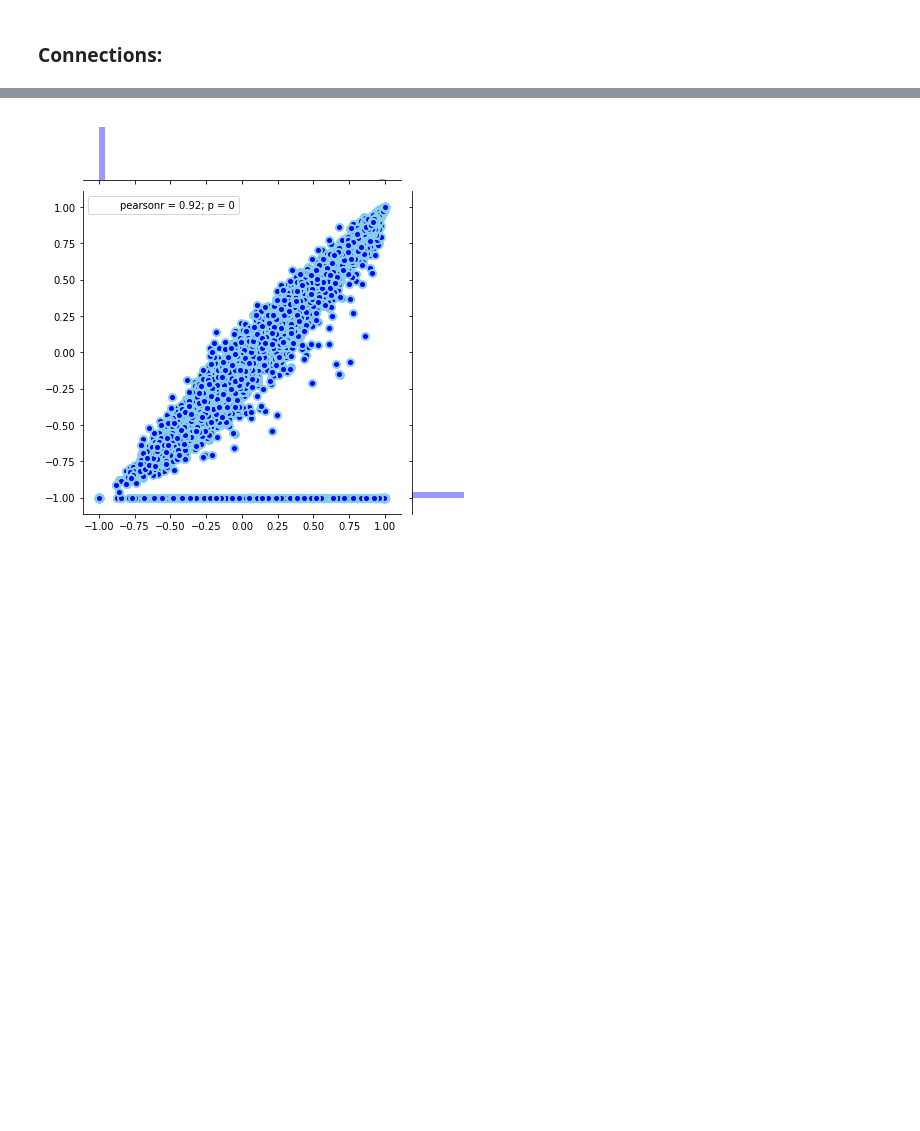
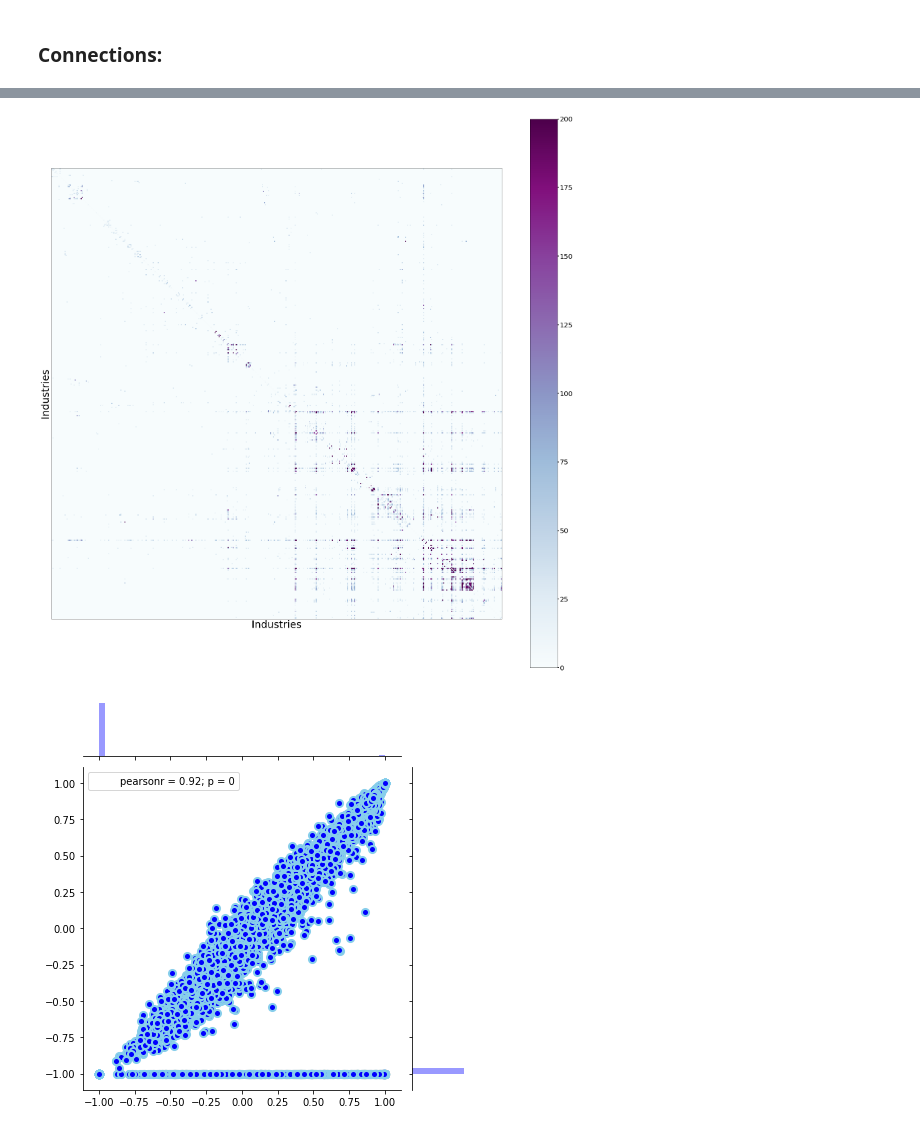
Before and after one commit to alan-turing-institute/KnowledgeFlows, a Jupyter notebook: python/labour_flows_matrix/notebook/analyse_matrix-2009-2018-reportFigures.ipynb, the cells around one changed output, grey strips where cells are left out. Saved outputs shown, nothing was run; the diff lists cells and outputs as text; code cells hidden in the pictures; blank space fills up the shorter version.

```diff
--- a/python/labour_flows_matrix/notebook/analyse_matrix-2009-2018-reportFigures.ipynb
+++ b/python/labour_flows_matrix/notebook/analyse_matrix-2009-2018-reportFigures.ipynb
@@ -262,3 +299,8 @@ draw_adjacency_matrix_nolabel(reduced_matrix_2009_2018_conn[reduced_matrix_2009_
+# %%
+
+draw_adjacency_matrix_nolabel(reduced_matrix_2009_2018_conn,['StartIndst','FinalIndst'],'Counts')
+# %% [output]
+[figure, added]
 # %%
 corr_df, corr_df_names = correlation_adjacency_matrix(reduced_matrix_2009_2018_conn,reduced_matrix_2009_2018_flows,'weight')
 # %% [output]
```
Also changed, not shown: parts of 9 cells of this notebook, 31 other files.
